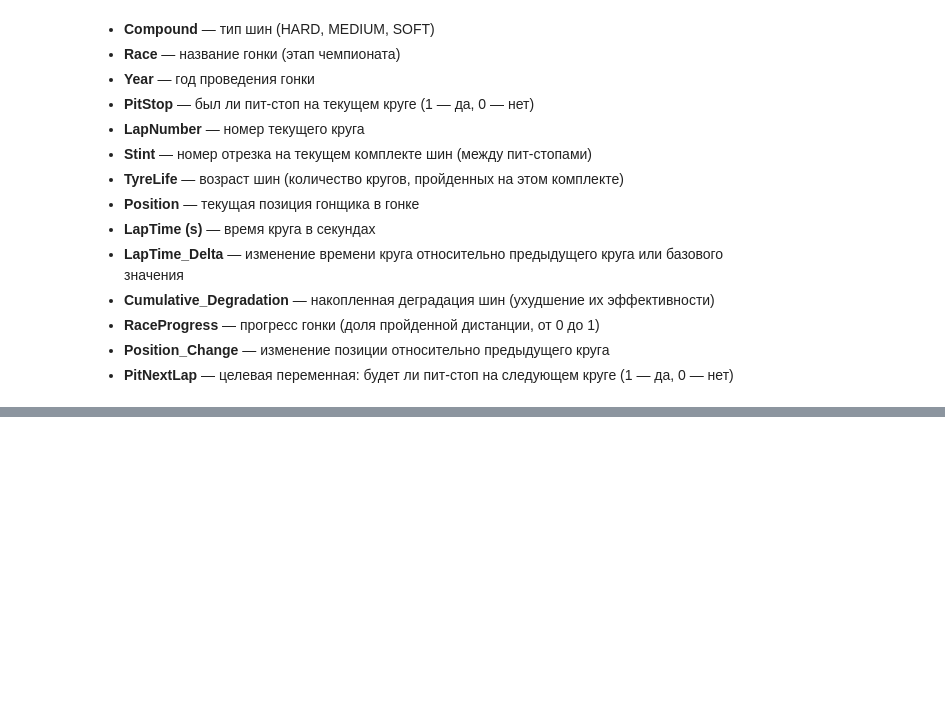
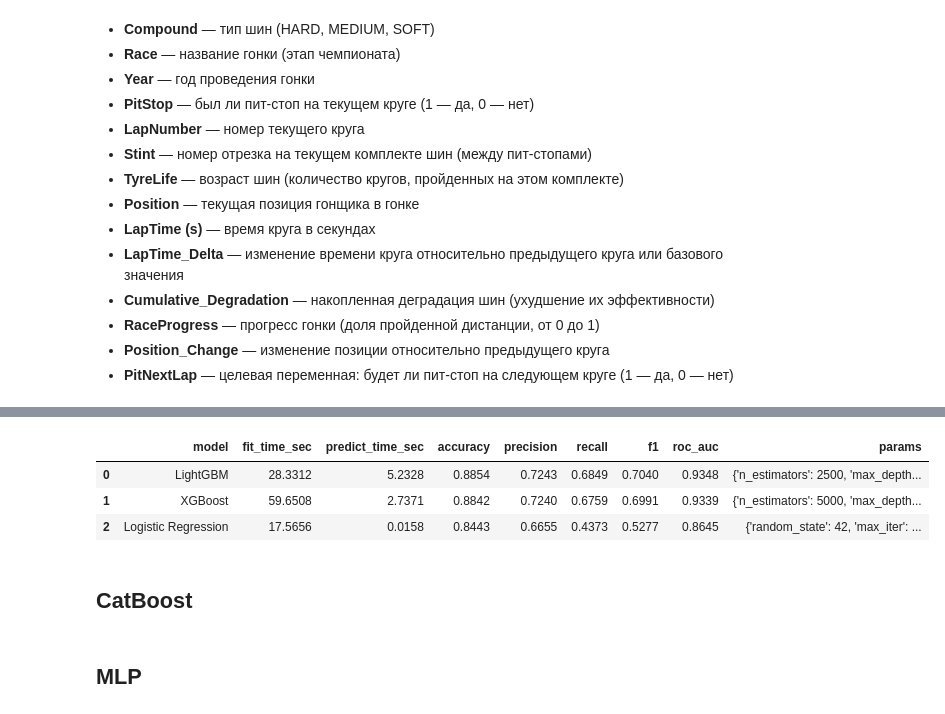
Before and after one commit to argeo05/kaggle-competitions, a Jupyter notebook: src/Predicting F1 Pit Stops/Predicting F1 Pit Stops.ipynb, the cells around one changed output, grey strips where cells are left out. Drawn from its saved outputs; the diff is of its cells as text; code cells hidden in the pictures; blank space fills up the shorter version.

```diff
--- a/src/Predicting F1 Pit Stops/Predicting F1 Pit Stops.ipynb
+++ b/src/Predicting F1 Pit Stops/Predicting F1 Pit Stops.ipynb
@@ -195,0 +445,69 @@ models_hub.leaderboard()
+# %%
+def objective_lgb(trial):
+    params = {
+    'n_estimators': 2500,
+    'max_depth': trial.suggest_int('max_depth', 3, 5),
+    'learning_rate': trial.suggest_float('learning_rate', 0.01, 0.3),
+    'feature_fraction': trial.suggest_float('feature_fraction', 0.5, 1.0),
+    'bagging_freq': trial.suggest_int('bagging_freq', 1, 10),
+    'random_state': RANDOM_SEED,
+    'metric': 'auc',
+    'objective': 'binary'
+}
+
+    model = LGBMClassifier(**params)
+    model.fit(X_train, y_train, categorical_feature=cat_cols_a)
+    y_pred_proba = model.predict_proba(X_val)[:, 1]
+    return roc_auc_score(y_val, y_pred_proba)
+
+if pre_trained_models.get(LGBMClassifier, False):
+    model_file = Path(save_path) / "LightGBM.pkl"
+    if model_file.exists():
+        lgb_model = joblib.load(model_file)
+        models_hub.add_loaded_model_to_leaderboard(
+            model_name="LightGBM (Loaded)",
+            loaded_model=lgb_model,
+            X_valid=X_val,
+            y_valid=y_val,
+        )
+        print(f"Model loaded from {model_file}")
+    else:
+        print(f"Model file not found: {model_file}")
+        lgb_model = None
+else:
+    if USE_OPTUNA:
+        study = optuna.create_study(direction='maximize')
+        study.optimize(objective_lgb, n_trials=50)
+
+        best_params = study.best_params
+    else:
+        best_params = {
+            'n_estimators': 2500,
+            'max_depth': 5,
+            'learning_rate': 0.05,
+            'feature_fraction': 0.9,
+            'bagging_freq': 5,
+            'random_state': RANDOM_SEED,
+            'metric': 'auc',
+            'objective': 'binary',
+        }
+
+    clear_output(wait=True)
+    _, lgb_model = models_hub.fit_predict(
+        model_class=LGBMClassifier,
+        X=X_train,
+        y=y_train,
+        model_name='LightGBM',
+        params=best_params,
+        n_splits=2,
+        return_model=True,
+        fit_params={'categorical_feature': cat_cols_a},
+    )
+
+    Path(save_path).mkdir(parents=True, exist_ok=True)
+    model_file = Path(save_path) / "LightGBM.pkl"
+    joblib.dump(lgb_model, model_file)
+    print(f"Model saved to {model_file}")
+
+models_hub.leaderboard()
+# %% [output]
@@ -195,0 +531,6 @@ models_hub.leaderboard()
+|  | model | fit_time_sec | predict_time_sec | accuracy | precision | recall | f1 | roc_auc | params |
+| 0 | LightGBM | 28.3312 | 5.2328 | 0.8854 | 0.7243 | 0.6849 | 0.7040 | 0.9348 | {'n_estimators': 2500, 'max_depth... |
+| 1 | XGBoost | 59.6508 | 2.7371 | 0.8842 | 0.7240 | 0.6759 | 0.6991 | 0.9339 | {'n_estimators': 5000, 'max_depth... |
+| 2 | Logistic Regression | 17.5656 | 0.0158 | 0.8443 | 0.6655 | 0.4373 | 0.5277 | 0.8645 | {'random_state': 42, 'max_iter': ... |
+# %% [markdown]
+## CatBoost
@@ -195,0 +596,2 @@ models_hub.leaderboard()
+# %% [markdown]
+## MLP
```
Also changed, not shown: parts of 11 cells of this notebook.
